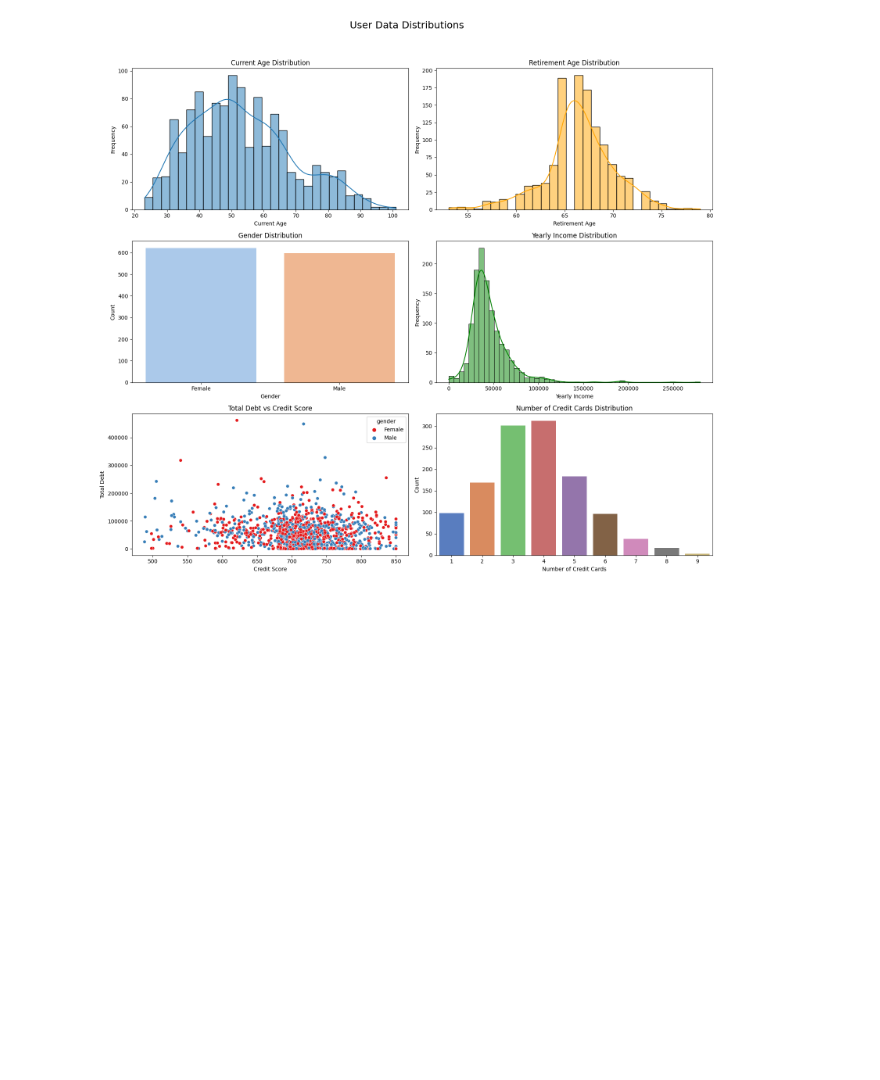
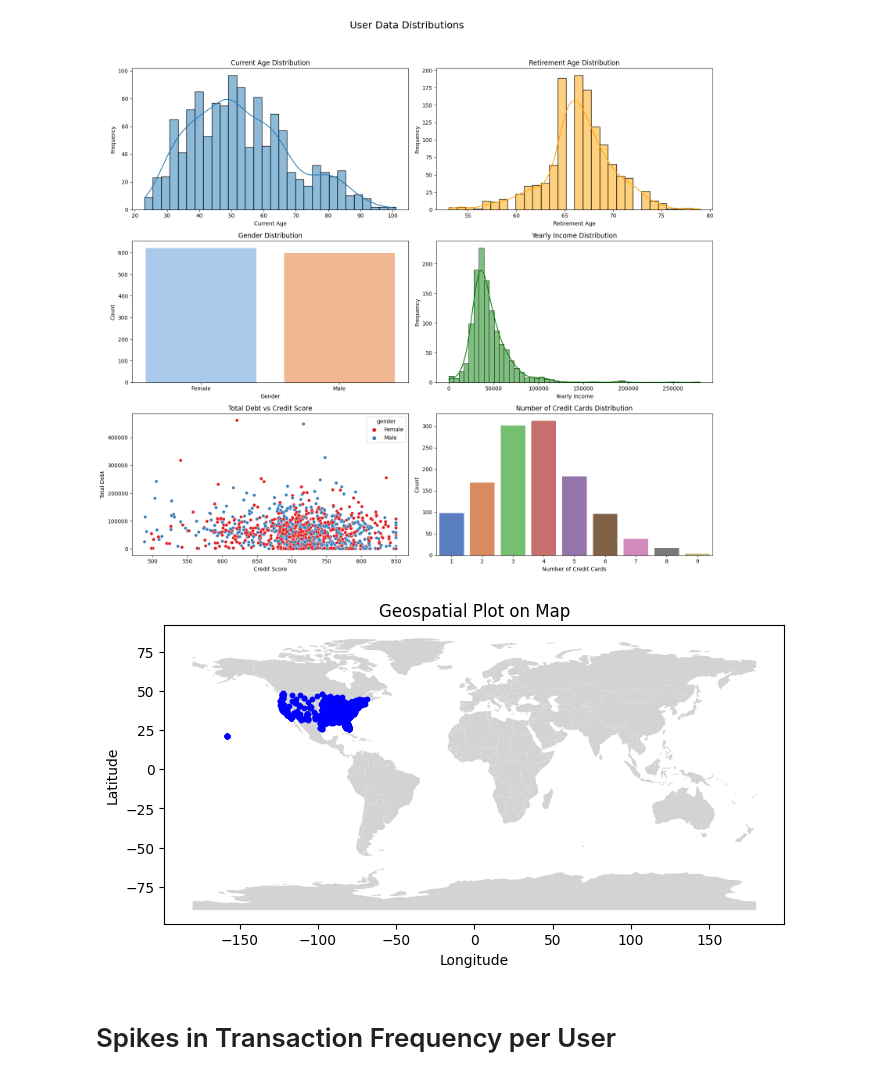
Before and after one commit to Sara-Gamal12/Transaction-Classification-and-Analysis, a Jupyter notebook: Users EDA.ipynb, the cells around one changed output. Drawn from its saved outputs; the diff is of its cells as text; code cells hidden in the pictures; blank space fills up the shorter version.

```diff
--- a/Users EDA.ipynb
+++ b/Users EDA.ipynb
@@ -105,28 +131,25 @@ cards_df.count()
 # %%
-import matplotlib.pyplot as plt
-import seaborn as sns
-
 # Convert to pandas
-user_df = users_df.toPandas()
+user_pd = users_df.toPandas()
 
 # Create subplots
 fig, axes = plt.subplots(nrows=3, ncols=2, figsize=(16, 15))
 fig.suptitle('User Data Distributions', fontsize=18)
 
 # 1. Current Age Distribution
-sns.histplot(user_df["current_age"], bins=30, kde=True, ax=axes[0, 0])
+sns.histplot(user_pd["current_age"], bins=30, kde=True, ax=axes[0, 0])
 axes[0, 0].set_title("Current Age Distribution")
 axes[0, 0].set_xlabel("Current Age")
 axes[0, 0].set_ylabel("Frequency")
 
 # 2. Retirement Age Distribution
-sns.histplot(user_df["retirement_age"], bins=30, kde=True, color="orange", ax=axes[0, 1])
+sns.histplot(user_pd["retirement_age"], bins=30, kde=True, color="orange", ax=axes[0, 1])
 axes[0, 1].set_title("Retirement Age Distribution")
 axes[0, 1].set_xlabel("Retirement Age")
 axes[0, 1].set_ylabel("Frequency")
 
 # 3. Gender Distribution
-gender_counts = user_df["gender"].value_counts().reset_index()
+gender_counts = user_pd["gender"].value_counts().reset_index()
 gender_counts.columns = ["gender", "count"]
 sns.barplot(data=gender_counts, x="gender", y="count", palette="pastel", ax=axes[1, 0])
 axes[1, 0].set_title("Gender Distribution")
@@ -134,19 +157,19 @@ axes[1, 0].set_xlabel("Gender")
 axes[1, 0].set_ylabel("Count")
 
 # 4. Yearly Income Distribution
-sns.histplot(user_df["yearly_income"], bins=50, kde=True, color="green", ax=axes[1, 1])
+sns.histplot(user_pd["yearly_income"], bins=50, kde=True, color="green", ax=axes[1, 1])
 axes[1, 1].set_title("Yearly Income Distribution")
 axes[1, 1].set_xlabel("Yearly Income")
 axes[1, 1].set_ylabel("Frequency")
 
 # 5. Scatter Plot: Total Debt vs Credit Score
-sns.scatterplot(data=user_df, x="credit_score", y="total_debt", hue="gender", palette="Set1", ax=axes[2, 0])
+sns.scatterplot(data=user_pd, x="credit_score", y="total_debt", hue="gender", palette="Set1", ax=axes[2, 0])
 axes[2, 0].set_title("Total Debt vs Credit Score")
 axes[2, 0].set_xlabel("Credit Score")
 axes[2, 0].set_ylabel("Total Debt")
 
 # 6. Number of Credit Cards Distribution
-sns.countplot(data=user_df, x="num_credit_cards", palette="muted", ax=axes[2, 1])
+sns.countplot(data=user_pd, x="num_credit_cards", palette="muted", ax=axes[2, 1])
 axes[2, 1].set_title("Number of Credit Cards Distribution")
 axes[2, 1].set_xlabel("Number of Credit Cards")
 axes[2, 1].set_ylabel("Count")
@@ -155,3 +178,23 @@ plt.tight_layout(rect=[0, 0.03, 1, 0.95])
 plt.show()
 # %% [output]
 [figure]
+# %%
+# Convert Pandas DataFrame to GeoDataFrame
+gdf = gpd.GeoDataFrame(user_pd, geometry=gpd.points_from_xy(user_pd['longitude'], user_pd['latitude']))
+
+# Load a world map
+world = gpd.read_file(gpd.datasets.get_path('naturalearth_lowres'))
+
+# Plot
+fig, ax = plt.subplots(figsize=(8, 6))
+world.plot(ax=ax, color='lightgray')  # Plot the world map
+gdf.plot(ax=ax, color='blue', markersize=10)  # Plot data points using GeoDataFrame
+
+plt.title("Geospatial Plot on Map")
+plt.xlabel("Longitude")
+plt.ylabel("Latitude")
+plt.show()
+# %% [output]
+[figure, added]
+# %% [markdown]
+# Spikes in Transaction Frequency per User
```
Also changed, not shown: parts of 55 cells of this notebook.
